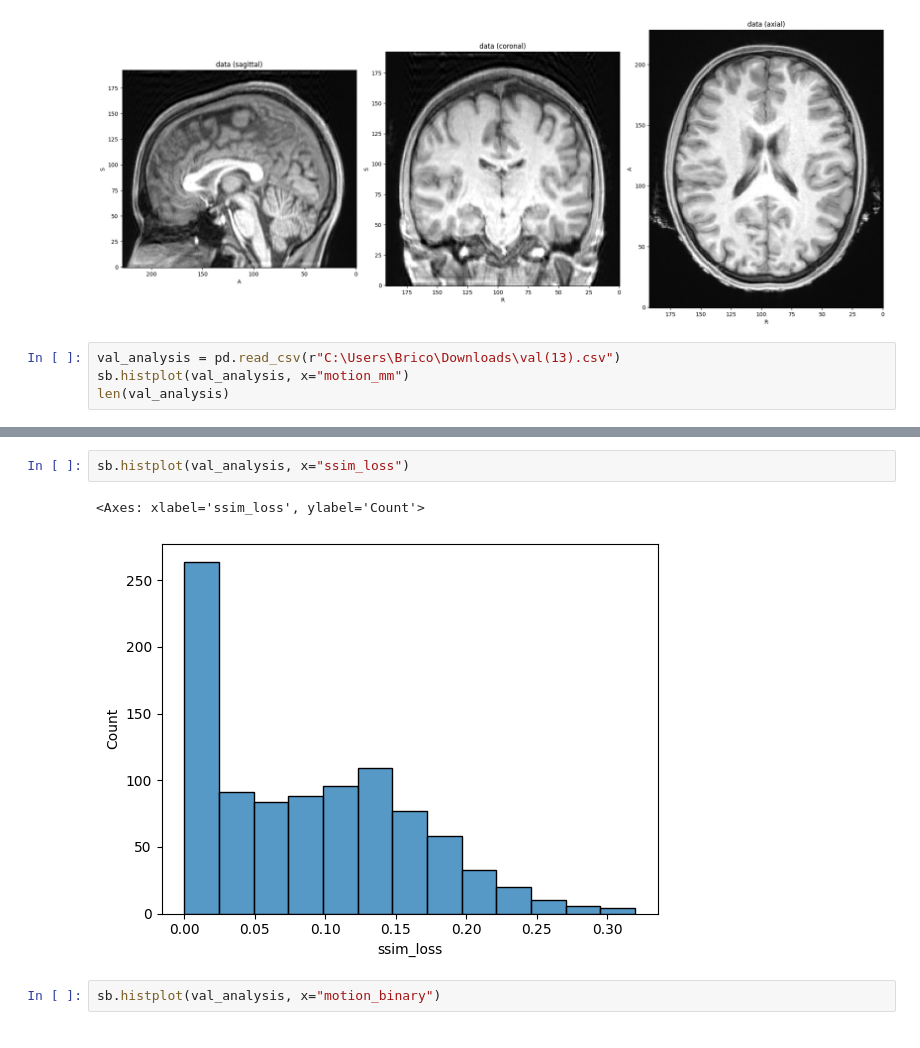
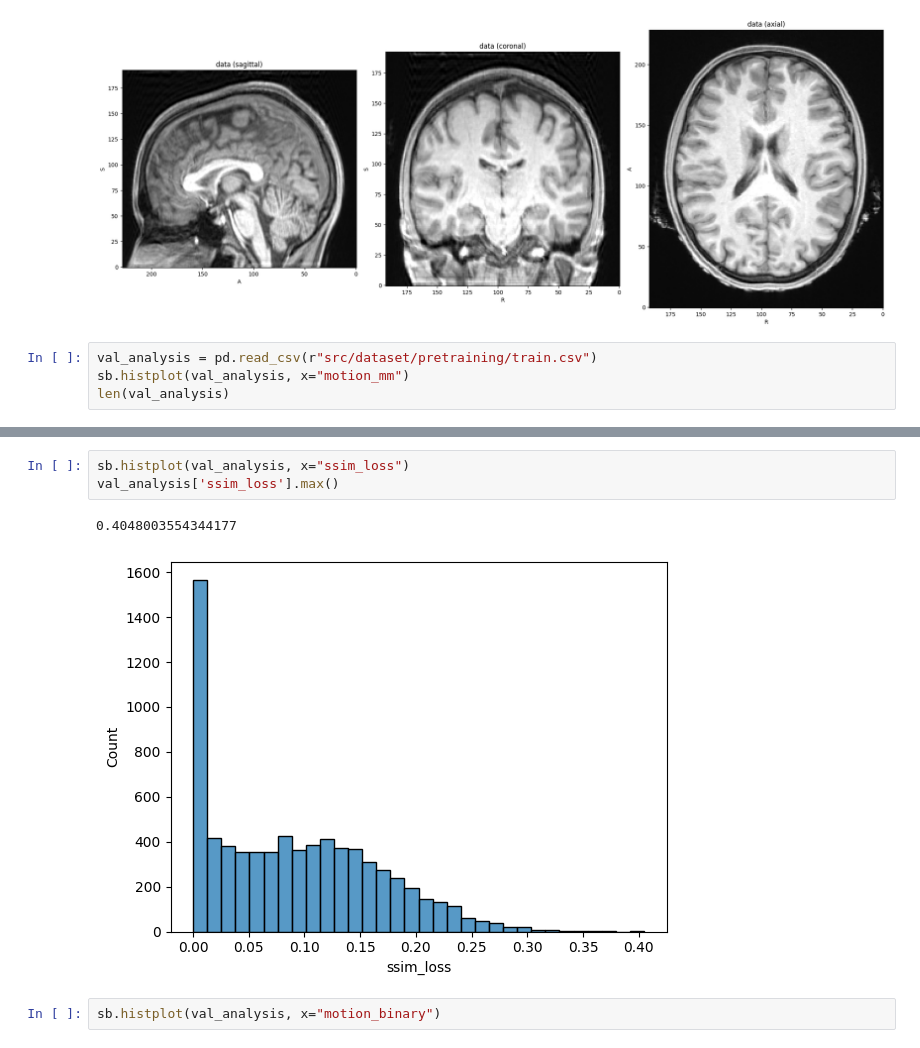
Before and after one commit to chbricout/motiondetector, a Jupyter notebook: notebooks/motion.ipynb, the cells around one changed output, grey strips where cells are left out. Drawn from its saved outputs; the diff is of its cells as text.

```diff
--- a/notebooks/motion.ipynb
+++ b/notebooks/motion.ipynb
@@ -120,7 +97,7 @@ motionned.plot(figsize=(20,20))
 # %% [output]
 [figure]
 # %%
-val_analysis = pd.read_csv(r"C:\Users\Brico\Downloads\val(13).csv")
+val_analysis = pd.read_csv(r"src/dataset/pretraining/train.csv")
 sb.histplot(val_analysis, x="motion_mm")
 len(val_analysis)
 # %% [output]
@@ -129,8 +106,9 @@ len(val_analysis)
 # %%
 sb.histplot(val_analysis, x="ssim_loss")
+val_analysis['ssim_loss'].max()
 # %% [output]
-<Axes: xlabel='ssim_loss', ylabel='Count'>
+0.4048003554344177
-[figure, old version]
+[figure, new version]
 # %%
 sb.histplot(val_analysis, x="motion_binary")
 # %% [output]
```
Also changed, not shown: parts of 2 cells of this notebook, 26 other files.
